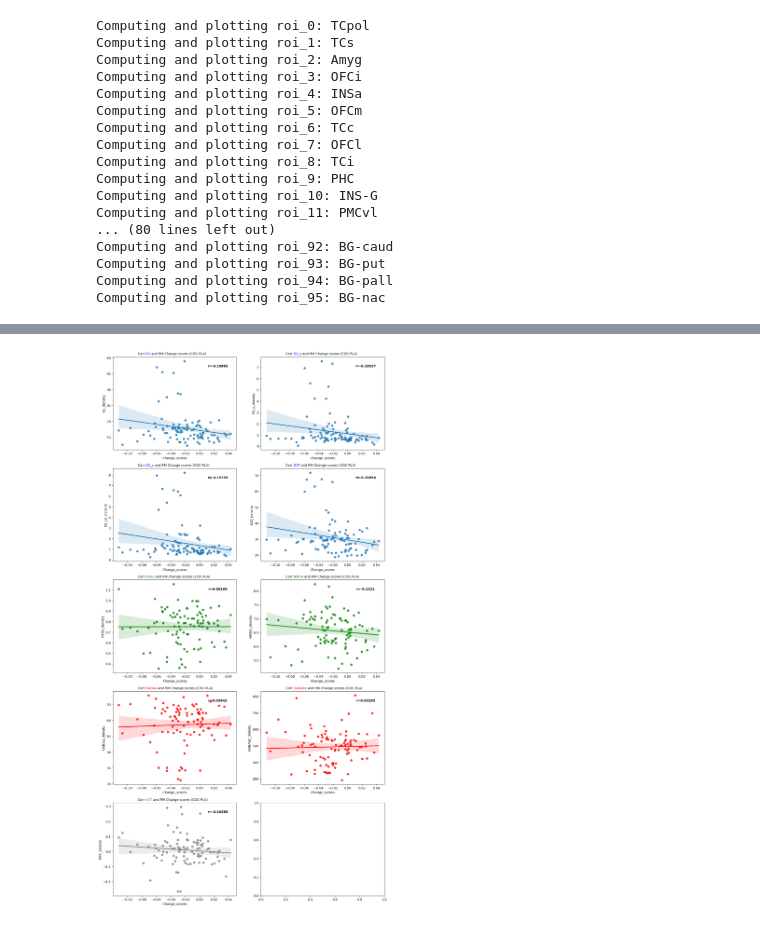
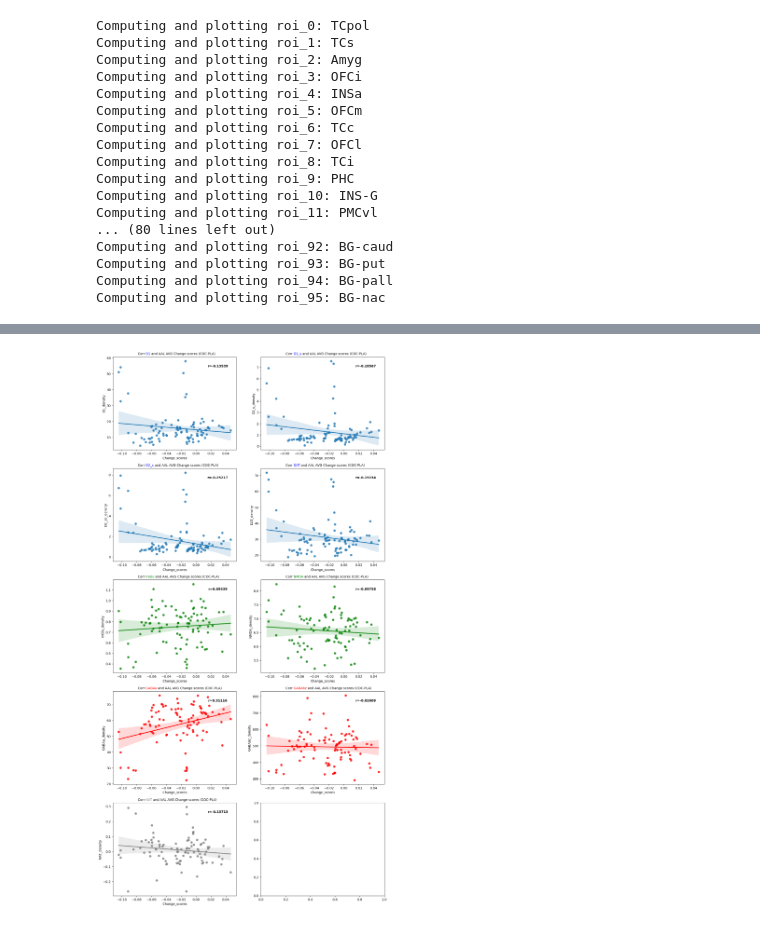
Before and after one commit to LuisA00/ResearchElective_Maastricht2023, a Jupyter notebook: ComparingAtlasesToNeurotransmittersDensities.ipynb, the cells around one changed output, grey strips where cells are left out. Cells and saved outputs as stored; diff of their text form; code cells hidden in the pictures.

```diff
--- a/ComparingAtlasesToNeurotransmittersDensities.ipynb
+++ b/ComparingAtlasesToNeurotransmittersDensities.ipynb
@@ -750,66 +781,12 @@ Correlation between GABAbz map and RM PC1 scores: r=0.032952, p-value=0.749936
-# %%
-all_data_RM = np.array([Change_PC1_RM_mean_scores, D1_to_RM_mean_scores, D2_smith_to_RM_mean_scores, D2_sd_to_RM_mean_scores, DAT_to_RM_mean_scores,
-                        NAT_to_RM_mean_scores, mGlu_to_RM_mean_scores, NMDA_to_RM_mean_scores, GABAa_to_RM_mean_scores, GABAbz_to_RM_mean_scores])
-
-Neurotransmitters_RM_scores = pd.DataFrame(data=all_data_RM.T, columns=["Change_scores", "D1_density", "D2_s_density", "D2_sd_density", "DAT_density", "NAT_density",
-                                                                          "mGlu_density", "NMDA_density", "GABAa_density", "GABAbz_density"])
-
-fig, ax = plt.subplots(5, 2, figsize=(15, 30))
-
-regplot_D1 = sns.regplot(data=Neurotransmitters_RM_scores, x="Change_scores", y="D1_density", ax=ax[0, 0])
-title1 = "Corr <color:blue>D1 </>and RM Change scores (COC-PLA)"
-flexitext(0.2, 1.05, title1, va="top", ax=ax[0, 0])
-r_value1 = "<weight:bold, size:10>r="+str(round(D1_RM_cor[0], 5))+"</>"
-flexitext(0.85, 0.9, r_value1, ha="center", ax=ax[0, 0])
-
-regplot_D2_s = sns.regplot(data=Neurotransmitters_RM_scores, x="Change_scores", y="D2_s_density", ax=ax[0, 1])
-title2 = "Corr <color:blue>D2_s </>and RM Change scores (COC-PLA)"
-flexitext(0.2, 1.05, title2, va="top", ax=ax[0, 1])
-r_value2 = "<weight:bold, size:10>r="+str(round(D2_smith_RM_cor[0], 5))+"</>"
-flexitext(0.85, 0.9, r_value2, ha="center", ax=ax[0, 1])
-
-regplot_D2_sd = sns.regplot(data=Neurotransmitters_RM_scores, x="Change_scores", y="D2_sd_density", ax=ax[1, 0])
-title3 = "Corr <color:blue>D2_s </>and RM Change scores (COC-PLA)"
-flexitext(0.2, 1.05, title3, va="top", ax=ax[1, 0])
-r_value3 = "<weight:bold, size:10>r="+str(round(D2_sd_RM_cor[0], 5))+"</>"
-flexitext(0.85, 0.9, r_value3, ha="center", ax=ax[1, 0])
-
-regplot_DAT = sns.regplot(data=Neurotransmitters_RM_scores, x="Change_scores", y="DAT_density", ax=ax[1, 1])
-title4 = "Corr <color:blue>DAT </>and RM Change scores (COC-PLA)"
-flexitext(0.2, 1.05, title4, va="top", ax=ax[1, 1])
-r_value4 = "<weight:bold, size:10>r="+str(round(DAT_RM_cor[0], 5))+"</>"
-flexitext(0.85, 0.9, r_value4, ha="center", ax=ax[1, 1])
-
-regplot_mGlu = sns.regplot(data=Neurotransmitters_RM_scores, x="Change_scores", y="mGlu_density", ax=ax[2, 0], color="green")
-title5 = "Corr <color:green>mGlu </>and RM Change scores (COC-PLA)"
-flexitext(0.2, 1.05, title5, va="top", ax=ax[2, 0])
-r_value5 = "<weight:bold, size:10>r="+str(round(mGlu_RM_cor[0], 5))+"</>"
-flexitext(0.85, 0.9, r_value5, ha="center", ax=ax[2, 0])
-
-regplot_NMDA = sns.regplot(data=Neurotransmitters_RM_scores, x="Change_scores", y="NMDA_density", ax=ax[2, 1], color="green")
-title6 = "Corr <color:green>NMDA </>and RM Change scores (COC-PLA)"
-flexitext(0.2, 1.05, title6, va="top", ax=ax[2, 1])
-r_value6 = "<weight:bold, size:10>r="+str(round(NMDA_RM_cor[0], 5))+"</>"
-flexitext(0.85, 0.9, r_value6, ha="center", ax=ax[2, 1])
-
-regplot_mGlu = sns.regplot(data=Neurotransmitters_RM_scores, x="Change_scores", y="GABAa_density", ax=ax[3, 0], color="red")
-title7 = "Corr <color:red>GABAa </>and RM Change scores (COC-PLA)"
-flexitext(0.2, 1.05, title7, va="top", ax=ax[3, 0])
-r_value7 = "<weight:bold, size:10>r="+str(round(GABAa_RM_cor[0], 5))+"</>"
-flexitext(0.85, 0.9, r_value7, ha="center", ax=ax[3, 0])
-
-regplot_NMDA = sns.regplot(data=Neurotransmitters_RM_scores, x="Change_scores", y="GABAbz_density", ax=ax[3, 1], color="red")
-title8 = "Corr <color:red>GABAbz </>and RM Change scores (COC-PLA)"
-flexitext(0.2, 1.05, title8, va="top", ax=ax[3, 1])
-r_value8 = "<weight:bold, size:10>r="+str(round(GABAbz_RM_cor[0], 5))+"</>"
-flexitext(0.85, 0.9, r_value8, ha="center", ax=ax[3, 1])
-
-regplot_NAT = sns.regplot(data=Neurotransmitters_RM_scores, x="Change_scores", y="NAT_density", ax=ax[4, 0], color="gray")
-title9 = "Corr <color:gray>NAT </>and RM Change scores (COC-PLA)"
-flexitext(0.2, 1.05, title9, va="top", ax=ax[4, 0])
-r_value9 = "<weight:bold, size:10>r="+str(round(NAT_RM_cor[0], 5))+"</>"
-flexitext(0.85, 0.9, r_value9, ha="center", ax=ax[4, 0])
-
-plt.show()
-# %% [output]
-[figure, removed]
+# %%
+all_data_RM = np.array([Change_PC1_RM_mean_scores, D1_to_RM_mean_scores, D2_smith_to_RM_mean_scores, D2_sd_to_RM_mean_scores, DAT_to_RM_mean_scores,
+                        NAT_to_RM_mean_scores, mGlu_to_RM_mean_scores, NMDA_to_RM_mean_scores, GABAa_to_RM_mean_scores, GABAbz_to_RM_mean_scores])
+
+Neurotransmitters_RM_scores = pd.DataFrame(data=all_data_RM.T, columns=["Change_scores", "D1_density", "D2_s_density", "D2_sd_density", "DAT_density", "NAT_density",
+                                                                          "mGlu_density", "NMDA_density", "GABAa_density", "GABAbz_density"])
+
+rm_hassen_correlation_lists = [D1_RM_avg_cor, D2_smith_RM_avg_cor, D2_sd_RM_avg_cor, DAT_RM_avg_cor, mGlu_RM_avg_cor, NMDA_RM_avg_cor, GABAa_RM_avg_cor, GABAbz_RM_avg_cor, NAT_RM_avg_cor]
+
+plot_correlations(Neurotransmitters_RM_scores, rm_hassen_correlation_lists, "AVG Change scores (COC-PLA)")
+# %% [output]
+[figure, added]
```
Also changed, not shown: parts of 6 cells of this notebook, 14 other files.
